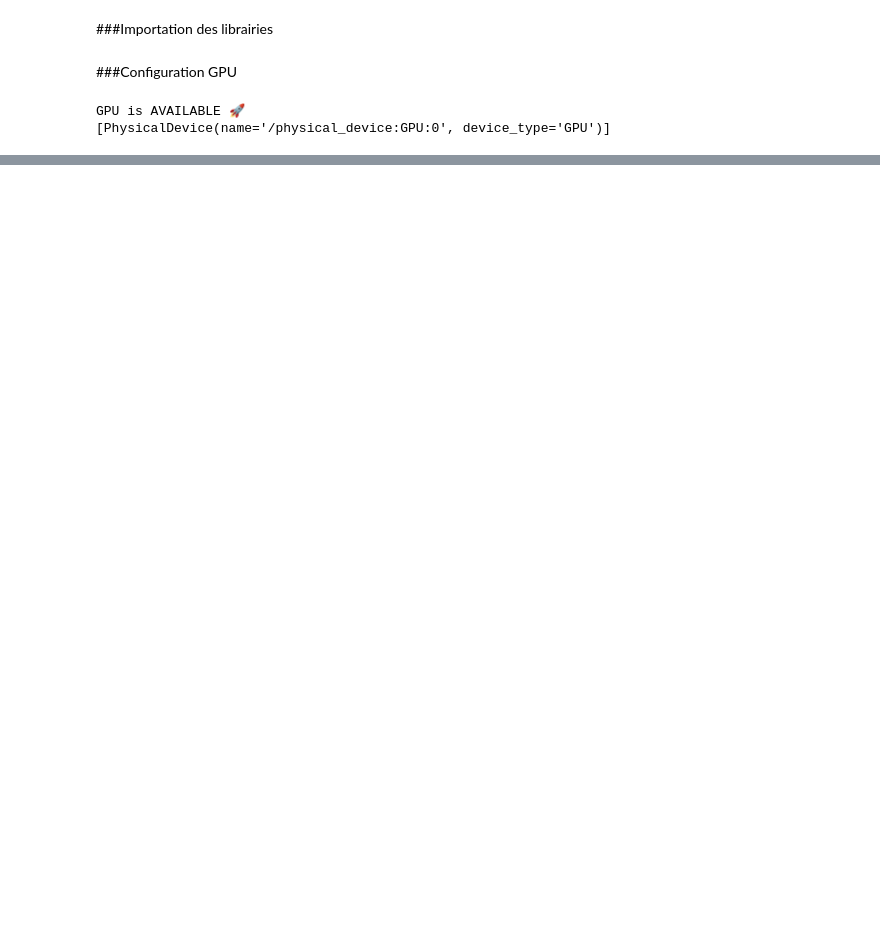
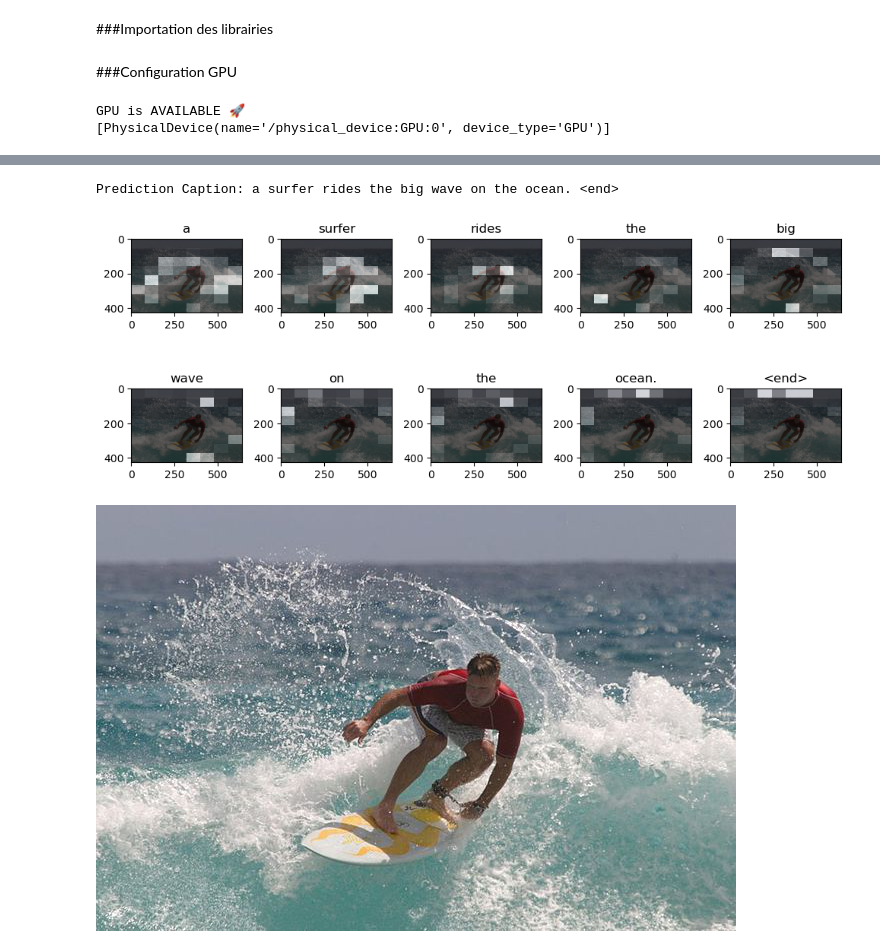
Before and after one commit to ramdaniAli/CNN_RNN, a Jupyter notebook: RNN_captioning.ipynb, the cells around one changed output, grey strips where cells are left out. Drawn from its saved outputs; the diff is of its cells as text; code cells hidden in the pictures; blank space fills up the shorter version.

```diff
--- a/RNN_captioning.ipynb
+++ b/RNN_captioning.ipynb
@@ -469,0 +237,13 @@ Prediction Caption: a guy on a skatepark <end>
+# %%
+class CNN_Encoder(tf.keras.Model):
+    # Since you have already extracted the features and dumped it
+    # This encoder passes those features through a Fully connected layer
+    def __init__(self, embedding_dim):
+        super(CNN_Encoder, self).__init__()
+        # shape after fc == (batch_size, 64, embedding_dim)
+        self.fc = tf.keras.layers.Dense(embedding_dim)
+
+    def call(self, x):
+        x = self.fc(x)
+        x = tf.nn.relu(x)
+        return x
@@ -469,0 +497,14 @@ Prediction Caption: a guy on a skatepark <end>
+# %%
+image_url = 'https://tensorflow.org/images/surf.jpg'
+image_extension = image_url[-4:]
+image_path = tf.keras.utils.get_file('image'+image_extension, origin=image_url)
+
+result, attention_plot = evaluate(image_path)
+print('Prediction Caption:', ' '.join(result))
+plot_attention(image_path, result, attention_plot)
+# opening the image
+Image.open(image_path)
+# %% [output]
+Prediction Caption: a surfer rides the big wave on the ocean. <end>
+[figure, added]
+[figure, added]
```
Also changed, not shown: parts of 52 cells of this notebook.
